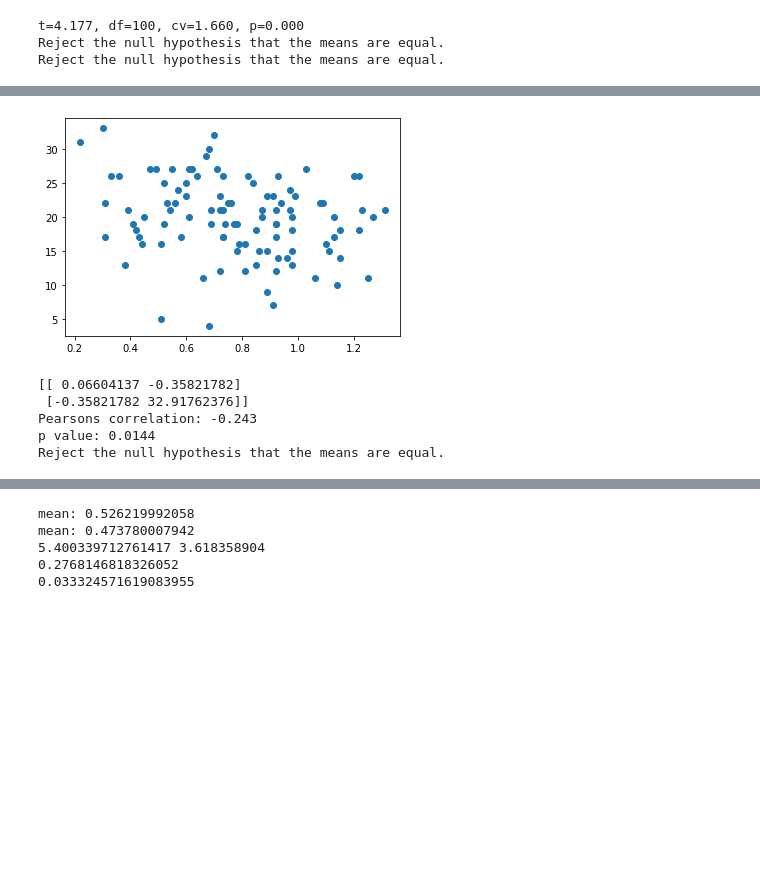
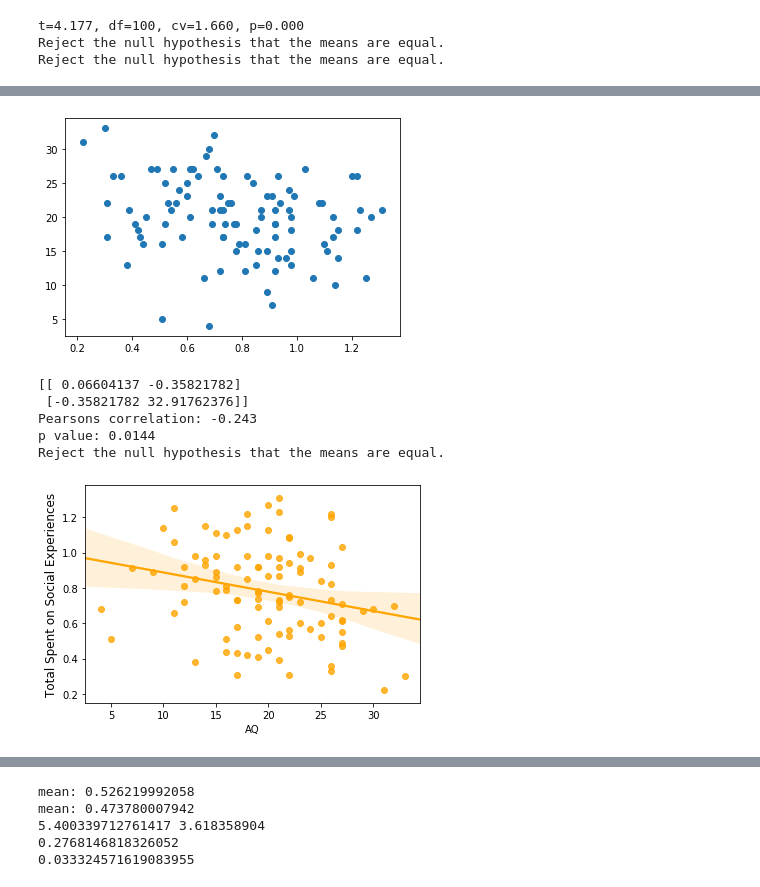
Before and after one commit to fareri-lab/WTP_CardTask, a Jupyter notebook: data/updated_9_2021_oldWTPdata.ipynb, the cells around one changed output, grey strips where cells are left out. Saved outputs shown, nothing was run; the diff lists cells and outputs as text; code cells hidden in the pictures; blank space fills up the shorter version.

```diff
--- a/data/updated_9_2021_oldWTPdata.ipynb
+++ b/data/updated_9_2021_oldWTPdata.ipynb
@@ -16,7 +16,7 @@ import seaborn as sns
 # %%
 #import excel file containing data summary
 
-wtpdata = pd.read_csv(r'/Users/melziur/Desktop/9_16_21/wtp_data_OLD/old_wtp_data.csv', encoding='utf-8-sig')
+wtpdata = pd.read_csv(r'old_wtp_data.csv', encoding='utf-8-sig')
 #wtpdata = pd.read_excel(r'wtp_taskdata_NEW.xlsx')
 pd.set_option("display.max_rows", None, "display.max_columns", None)
 print(wtpdata)
@@ -448,25 +507,30 @@ Accept null hypothesis that the means are equal.
 # %%
 #sum of social / aq
 pyplot.scatter(social_sum, aq)
 pyplot.show()
 covariance = cov(social_sum, aq)
 print(covariance)
 corr, _ = pearsonr(social_sum, aq)
 print('Pearsons correlation: %.3f' % corr)
 r,p = scipy.stats.pearsonr(social_sum, aq)
 print('p value: %.4f' % p)
 alpha = 0.10
 if p > alpha:
 	print('Accept null hypothesis that the means are equal.')
 else:
     print('Reject the null hypothesis that the means are equal.')
+
+sum_aq= sns.regplot(x="AQ", y="total_spent_social", data=wtpdata,color="orange");
+sum_aq.set_ylabel('Total Spent on Social Experiences',fontsize=12)
+sum_aq.figure.savefig('old_sum_aq_scatter.svg')
 # %% [output]
-[figure, old version]
+[figure, new version]
 [[ 0.06604137 -0.35821782]
  [-0.35821782 32.91762376]]
 Pearsons correlation: -0.243
 p value: 0.0144
 Reject the null hypothesis that the means are equal.
+[figure, added]
 # %%
 #sum of nonsocial / mulitdimensional scale of perceived social support
 pyplot.scatter(nonsocial_sum, mspss)
```
Also changed, not shown: parts of 27 cells of this notebook, 1 other file.
